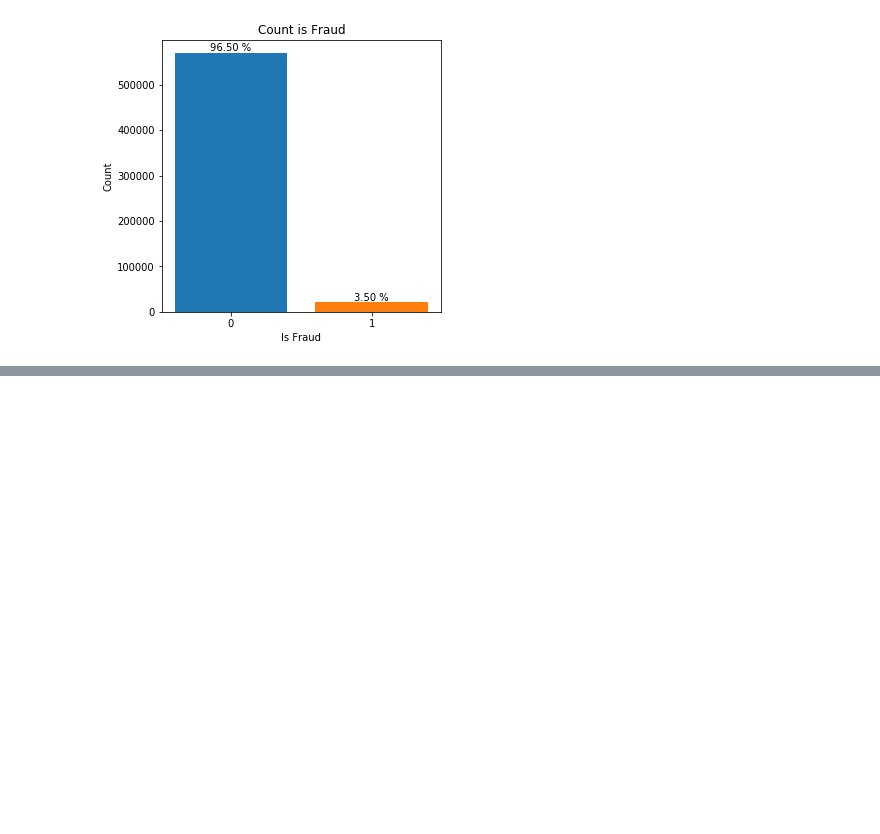
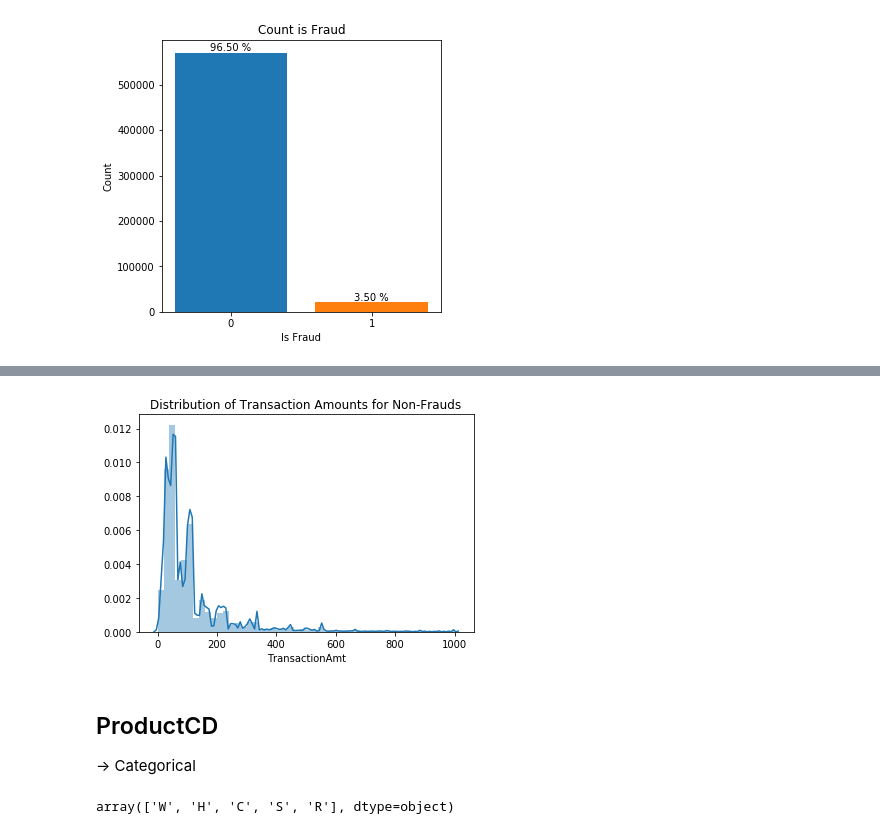
Before and after one commit to AlessandroVol23/ieee_cis_fraud_detection_kaggle, a Jupyter notebook: notebooks/0.1_AV_EDA.ipynb, the cells around one changed output, grey strips where cells are left out. Drawn from its saved outputs; the diff is of its cells as text; code cells hidden in the pictures; blank space fills up the shorter version.

```diff
--- a/notebooks/0.1_AV_EDA.ipynb
+++ b/notebooks/0.1_AV_EDA.ipynb
@@ -55,0 +89,13 @@ for rect, label in zip(rects, labels):
+# %%
+plot = sns.distplot(df_transaction[(df_transaction['TransactionAmt'] <= 1000) & (df_transaction.isFraud == 0)]['TransactionAmt'])
+plot.set_title("Distribution of Transaction Amounts for Non-Frauds");
+# %% [output]
+[figure, added]
+# %% [markdown]
+## ProductCD
+
+-> Categorical
+# %%
+df_transaction.ProductCD.unique()
+# %% [output]
+array(['W', 'H', 'C', 'S', 'R'], dtype=object)
```
Also changed, not shown: parts of 30 cells of this notebook.
